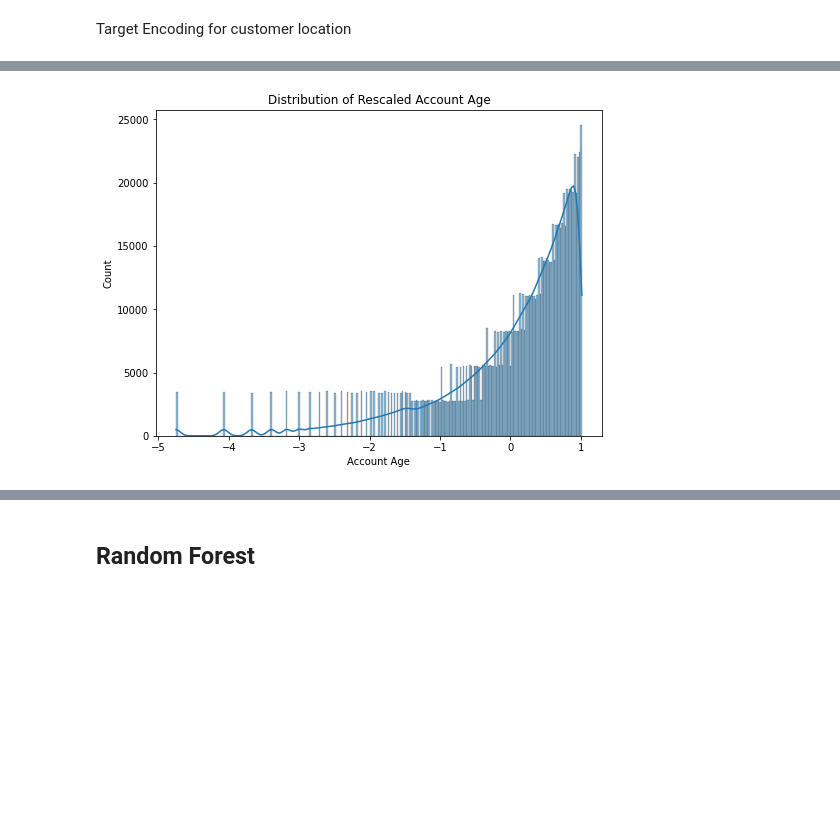
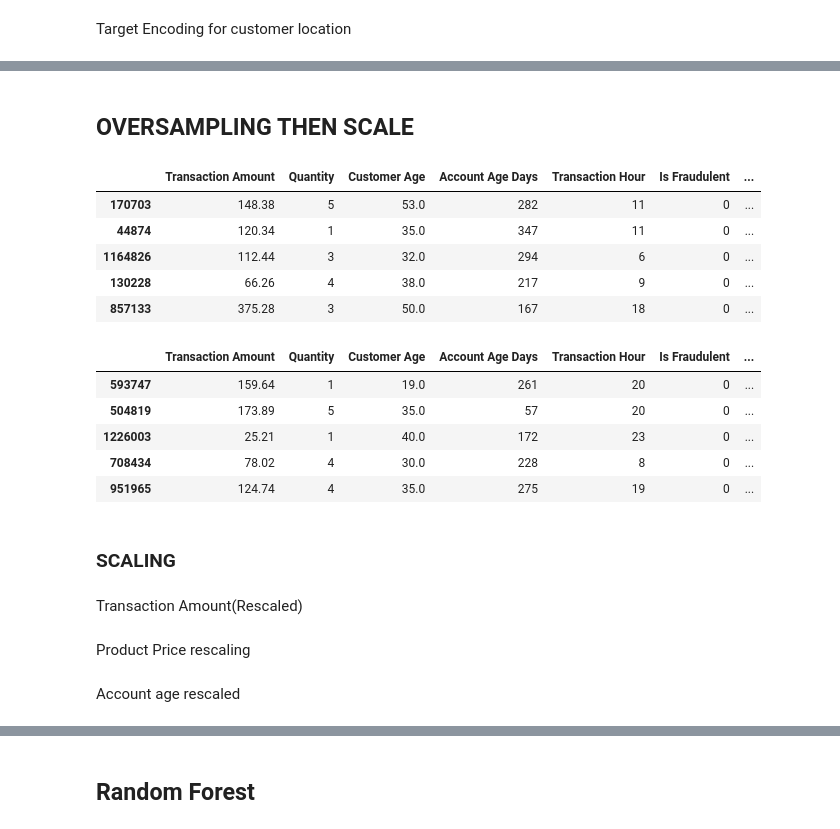
Before and after one commit to shawncch/bt4012_Group28, a Jupyter notebook: randomforest.ipynb, the cells around one changed output, grey strips where cells are left out. Drawn from its saved outputs; the diff is of its cells as text; code cells hidden in the pictures; blank space fills up the shorter version.

```diff
--- a/randomforest.ipynb
+++ b/randomforest.ipynb
@@ -281,14 +243,0 @@ Product Price rescaling
-# %%
-scaler = StandardScaler()
-
-# Rescale product price for training set
-train['Product Price Rescaled'] = train['Price per product'].apply(lambda x: math.log10(x))
-train['Product Price Rescaled'] = scaler.fit_transform(train[['Product Price Rescaled']])  # Fit on training set
-
-# Rescale product price for validation set
-val['Product Price Rescaled'] = val['Price per product'].apply(lambda x: math.log10(x))
-val['Product Price Rescaled'] = scaler.transform(val[['Product Price Rescaled']])  # Transform using training scaler
-
-# Rescale product price for test set
-test['Product Price Rescaled'] = test['Price per product'].apply(lambda x: math.log10(x))
-test['Product Price Rescaled'] = scaler.transform(test[['Product Price Rescaled']])  # Transform using training scaler
@@ -315,23 +244,3 @@ Account age rescaled
-# %%
-scaler = StandardScaler()
-
-train['Account Age Rescaled'] = train['Account Age Days'].apply(lambda x: math.log10(x))
-train['Account Age Rescaled'] = scaler.fit_transform(train[['Account Age Rescaled']])  # Fit on training set
-
-val['Account Age Rescaled'] = val['Account Age Days'].apply(lambda x: math.log10(x))
-val['Account Age Rescaled'] = scaler.transform(val[['Account Age Rescaled']])  # Transform using training scaler
-
-test['Account Age Rescaled'] = test['Account Age Days'].apply(lambda x: math.log10(x))
-test['Account Age Rescaled'] = scaler.transform(test[['Account Age Rescaled']])  # Transform using training scaler
-# %%
-plt.figure(figsize=(8, 6))
-sns.histplot(train['Account Age Rescaled'], kde=True)
-plt.xlabel('Account Age')
-plt.ylabel('Count')
-plt.title('Distribution of Rescaled Account Age')
-plt.show()
-# %% [output]
-[figure, removed]
 # %%
 # one hot encoding
 from sklearn.preprocessing import OneHotEncoder
@@ -378,3 +287,31 @@ train.head()
 | 1164826 | 63ec72a7-b836-411b-91a6-b97244fb9863 | 61cab450-4def-42a0-9190-4b38dcd8b6fc | 112.44 | 2024-02-22 06:52:35 | PayPal | clothing | ... |
 | 130228 | 88a1cc98-dab6-44e4-a5e6-6e636f5ae44d | cb8c0540-7f02-4d73-9a34-0456194a7e15 | 66.26 | 2024-03-31 09:49:44 | debit card | electronics | ... |
 | 857133 | 4c0d32b1-d218-411b-a4e9-6e70bb17efd3 | 3f3b7498-a13e-44c6-8685-870974425c49 | 375.28 | 2024-03-16 18:14:23 | bank transfer | home & garden | ... |
+# %% [markdown]
+## OVERSAMPLING THEN SCALE
+# %%
+train.drop(columns=[
+                    'Transaction ID',
+                    'Customer ID',
+                    'Transaction Date',
+                    'Payment Method',
+                    'Product Category',
+                    'Customer Location',
+                    'Device Used',
+                    'Shipping Address',
+                    'Billing Address',
+                    'IP Address',
+                        ], inplace=True)
+
+# do the same for val and test
+val = val[train.columns]
+test = test[train.columns]
+
+train.head()
+# %% [output]
+|  | Transaction Amount | Quantity | Customer Age | Account Age Days | Transaction Hour | Is Fraudulent | ... |
+| 170703 | 148.38 | 5 | 53.0 | 282 | 11 | 0 | ... |
+| 44874 | 120.34 | 1 | 35.0 | 347 | 11 | 0 | ... |
+| 1164826 | 112.44 | 3 | 32.0 | 294 | 6 | 0 | ... |
+| 130228 | 66.26 | 4 | 38.0 | 217 | 9 | 0 | ... |
+| 857133 | 375.28 | 3 | 50.0 | 167 | 18 | 0 | ... |
@@ -380,0 +333,13 @@ train.head()
+# %%
+val.head()
+# %% [output]
+|  | Transaction Amount | Quantity | Customer Age | Account Age Days | Transaction Hour | Is Fraudulent | ... |
+| 593747 | 159.64 | 1 | 19.0 | 261 | 20 | 0 | ... |
+| 504819 | 173.89 | 5 | 35.0 | 57 | 20 | 0 | ... |
+| 1226003 | 25.21 | 1 | 40.0 | 172 | 23 | 0 | ... |
+| 708434 | 78.02 | 4 | 30.0 | 228 | 8 | 0 | ... |
+| 951965 | 124.74 | 4 | 35.0 | 275 | 19 | 0 | ... |
+# %% [markdown]
+### SCALING
+# %% [markdown]
+Transaction Amount(Rescaled)
@@ -380,0 +360,2 @@ train.head()
+# %% [markdown]
+Product Price rescaling
@@ -380,0 +376,2 @@ train.head()
+# %% [markdown]
+Account age rescaled
```
Also changed, not shown: parts of 33 cells of this notebook.
